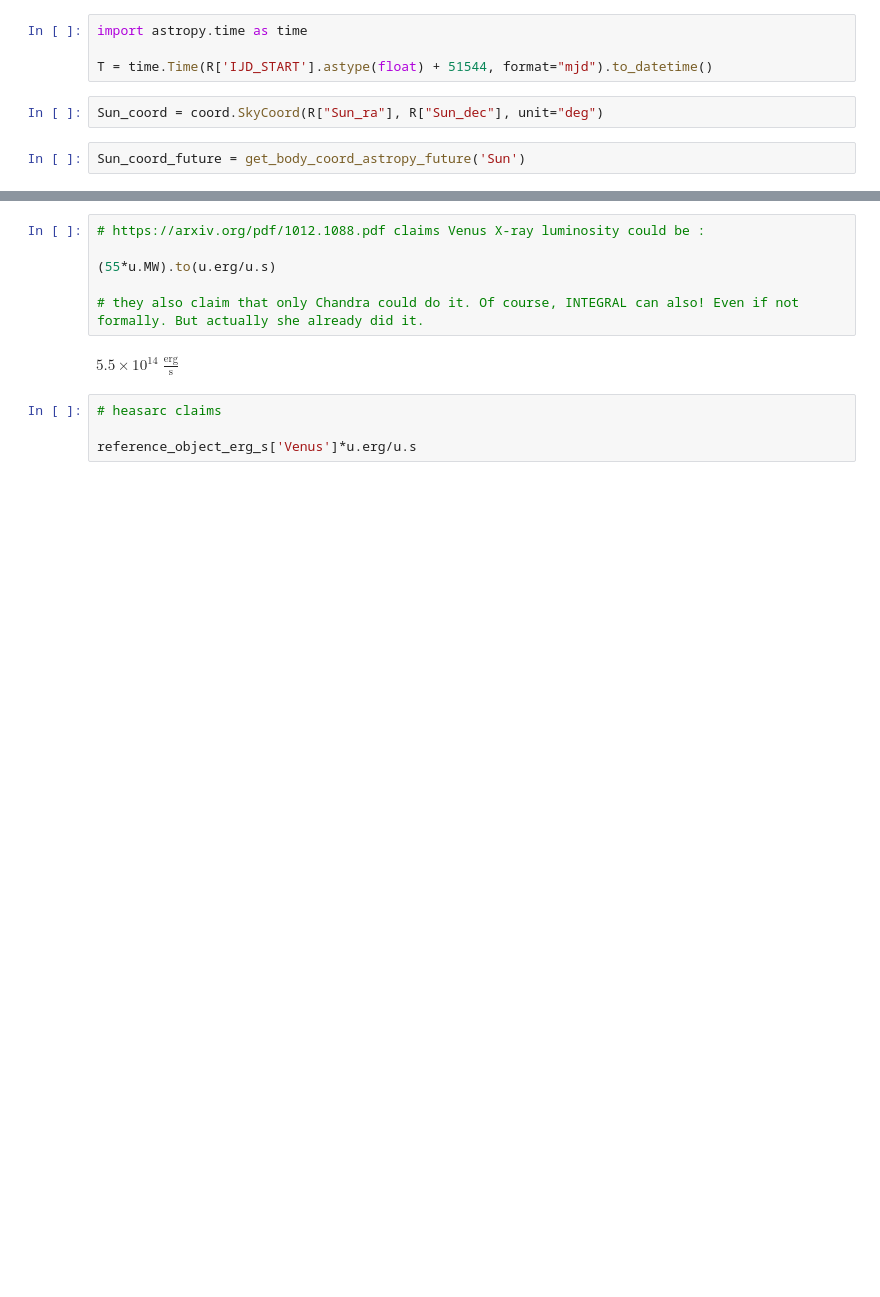
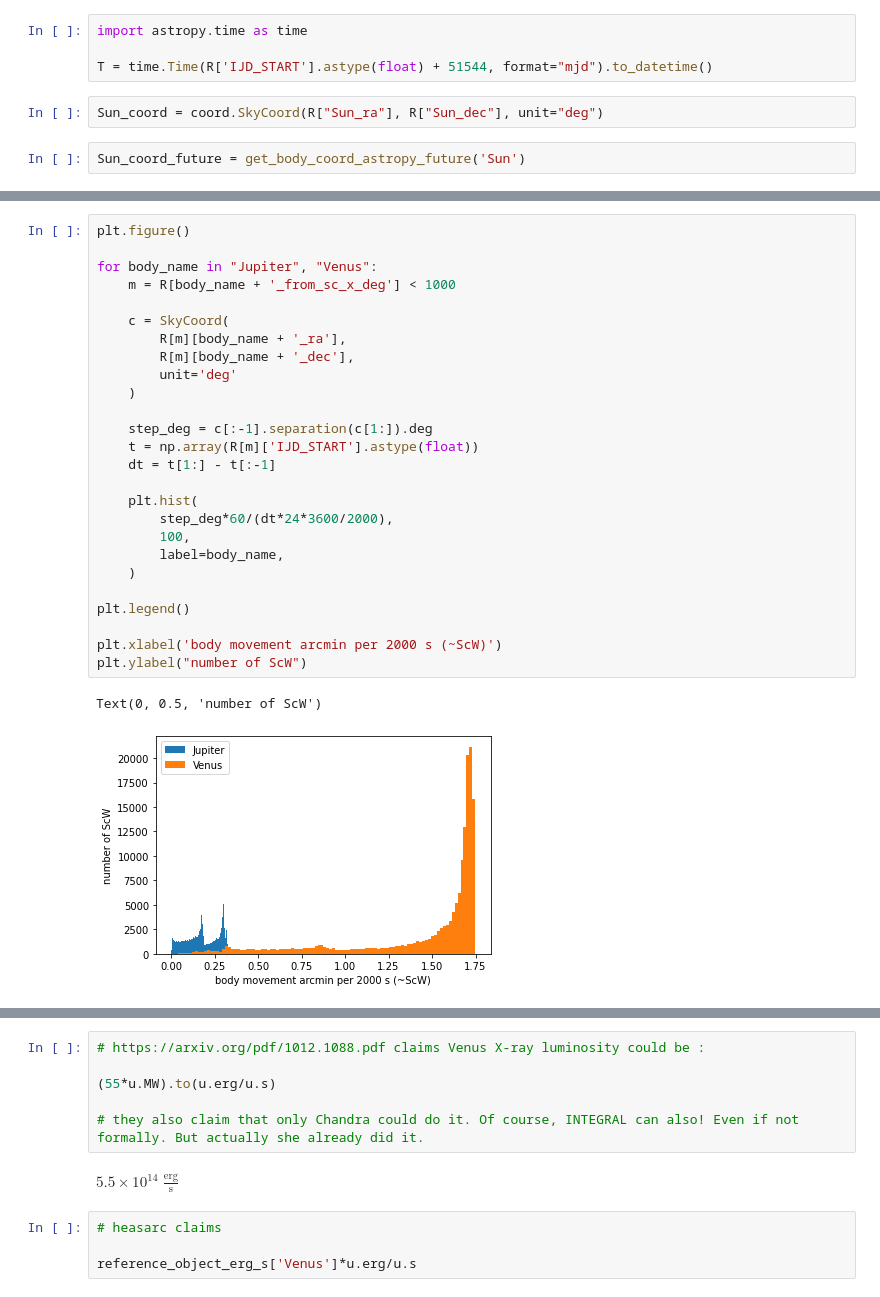
Before and after one commit to volodymyrss/planets, a Jupyter notebook: planets.ipynb, the cells around one changed output, grey strips where cells are left out. Drawn from its saved outputs; the diff is of its cells as text; blank space fills up the shorter version.

```diff
--- a/planets.ipynb
+++ b/planets.ipynb
@@ -396,0 +413,29 @@ done!
+# %%
+plt.figure()
+
+for body_name in "Jupiter", "Venus":
+    m = R[body_name + '_from_sc_x_deg'] < 1000
+
+    c = SkyCoord(
+        R[m][body_name + '_ra'],
+        R[m][body_name + '_dec'],
+        unit='deg'
+    )
+
+    step_deg = c[:-1].separation(c[1:]).deg
+    t = np.array(R[m]['IJD_START'].astype(float))
+    dt = t[1:] - t[:-1]
+
+    plt.hist(
+        step_deg*60/(dt*24*3600/2000),
+        100,
+        label=body_name,
+    )
+
+plt.legend()
+
+plt.xlabel('body movement arcmin per 2000 s (~ScW)')
+plt.ylabel("number of ScW")
+# %% [output]
+Text(0, 0.5, 'number of ScW')
+[figure, added]
```
Also changed, not shown: parts of 22 cells of this notebook, 1 other file.
